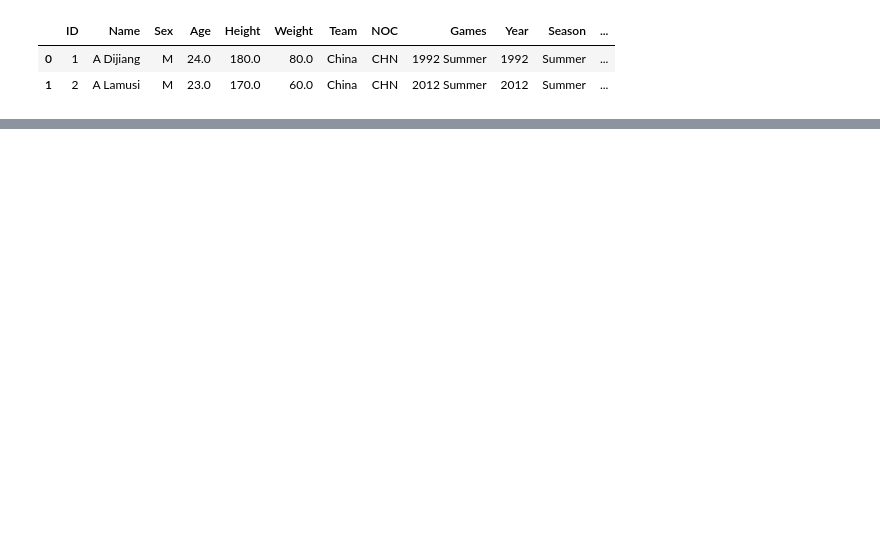
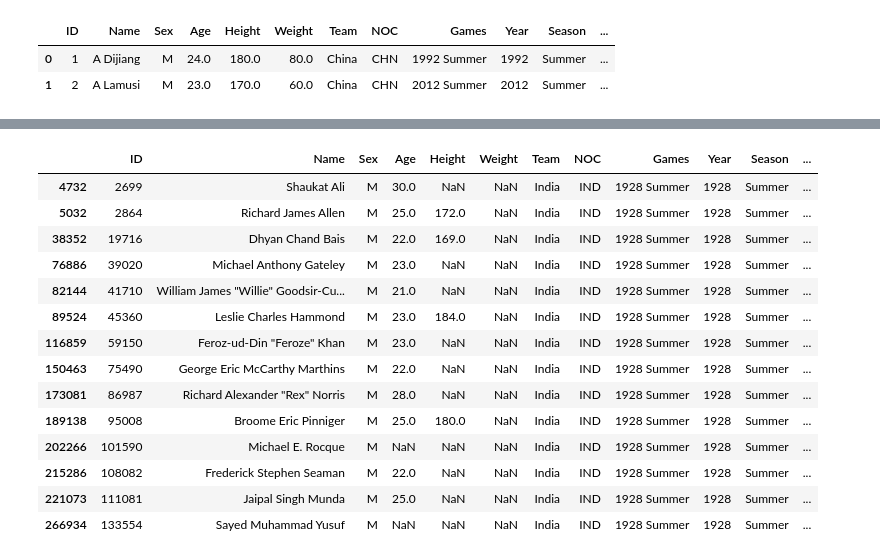
Before and after one commit to yaseenddar/A-I, a Jupyter notebook: DeepLearning/Projects/Olympic_Data_Analysis/Olympics_Analysis.ipynb, the cells around one changed output, grey strips where cells are left out. Saved outputs shown, nothing was run; the diff lists cells and outputs as text; code cells hidden in the pictures; blank space fills up the shorter version.

Commit message:
olympic analysis data Science

```diff
--- a/DeepLearning/Projects/Olympic_Data_Analysis/Olympics_Analysis.ipynb
+++ b/DeepLearning/Projects/Olympic_Data_Analysis/Olympics_Analysis.ipynb
@@ -3,6 +3,7 @@ import pandas as pd
 import numpy as np
 # %%
 df = pd.read_csv('./data/athlete_events.csv')
+region_df = pd.read_csv('./data/noc_regions.csv')
 # %%
 df.head(2)
 # %% [output]
@@ -36,0 +26,2 @@ Note: you may need to restart the kernel to use updated packages.
+# %%
+df = df.merge(region_df, how="left",left_on="NOC",right_on="NOC")
@@ -36,0 +82,2 @@ Note: you may need to restart the kernel to use updated packages.
+# %%
+df.drop_duplicates(inplace=True)
@@ -36,0 +112,3 @@ Note: you may need to restart the kernel to use updated packages.
+# %%
+# concat these two horizontally to get the final dataframe
+final_df = pd.concat([df,pd.get_dummies(df['Medal']).astype(int)],axis=1)
@@ -36,0 +147,18 @@ Note: you may need to restart the kernel to use updated packages.
+# %%
+final_df[(final_df["NOC"]=="IND") & (final_df["Year"] == 1928) & (final_df["Medal"] == "Gold")]
+# %% [output]
+|  | ID | Name | Sex | Age | Height | Weight | Team | NOC | Games | Year | Season | ... |
+| 4732 | 2699 | Shaukat Ali | M | 30.0 | NaN | NaN | India | IND | 1928 Summer | 1928 | Summer | ... |
+| 5032 | 2864 | Richard James Allen | M | 25.0 | 172.0 | NaN | India | IND | 1928 Summer | 1928 | Summer | ... |
+| 38352 | 19716 | Dhyan Chand Bais | M | 22.0 | 169.0 | NaN | India | IND | 1928 Summer | 1928 | Summer | ... |
+| 76886 | 39020 | Michael Anthony Gateley | M | 23.0 | NaN | NaN | India | IND | 1928 Summer | 1928 | Summer | ... |
+| 82144 | 41710 | William James "Willie" Goodsir-Cu... | M | 21.0 | NaN | NaN | India | IND | 1928 Summer | 1928 | Summer | ... |
+| 89524 | 45360 | Leslie Charles Hammond | M | 23.0 | 184.0 | NaN | India | IND | 1928 Summer | 1928 | Summer | ... |
+| 116859 | 59150 | Feroz-ud-Din "Feroze" Khan | M | 23.0 | NaN | NaN | India | IND | 1928 Summer | 1928 | Summer | ... |
+| 150463 | 75490 | George Eric McCarthy Marthins | M | 22.0 | NaN | NaN | India | IND | 1928 Summer | 1928 | Summer | ... |
+| 173081 | 86987 | Richard Alexander "Rex" Norris | M | 28.0 | NaN | NaN | India | IND | 1928 Summer | 1928 | Summer | ... |
+| 189138 | 95008 | Broome Eric Pinniger | M | 25.0 | 180.0 | NaN | India | IND | 1928 Summer | 1928 | Summer | ... |
+| 202266 | 101590 | Michael E. Rocque | M | NaN | NaN | NaN | India | IND | 1928 Summer | 1928 | Summer | ... |
+| 215286 | 108082 | Frederick Stephen Seaman | M | 22.0 | NaN | NaN | India | IND | 1928 Summer | 1928 | Summer | ... |
+| 221073 | 111081 | Jaipal Singh Munda | M | 25.0 | NaN | NaN | India | IND | 1928 Summer | 1928 | Summer | ... |
+| 266934 | 133554 | Sayed Muhammad Yusuf | M | NaN | NaN | NaN | India | IND | 1928 Summer | 1928 | Summer | ... |
```
Also changed, not shown: parts of 16 cells of this notebook, 1 other file.
